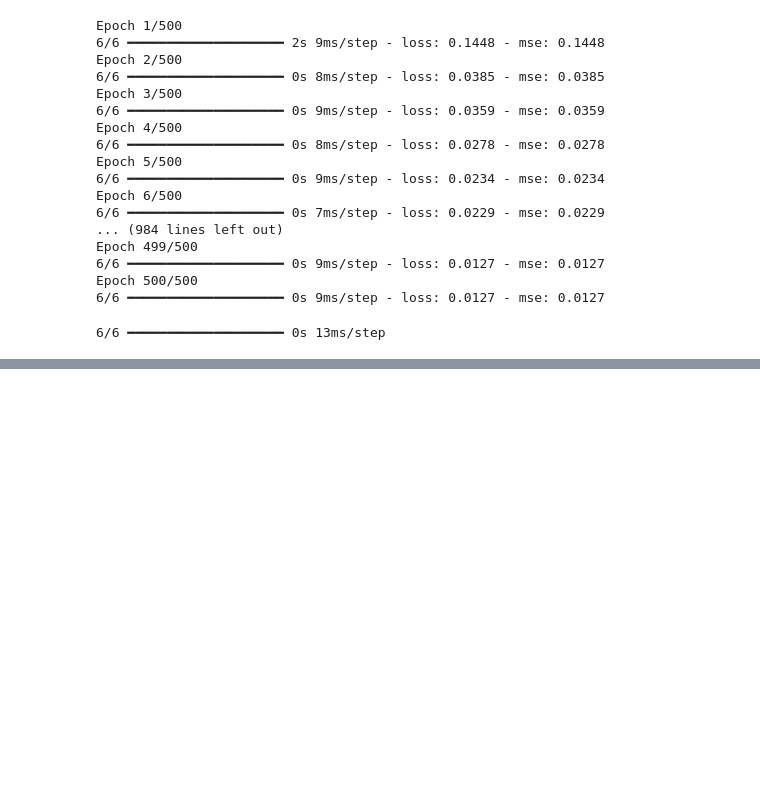
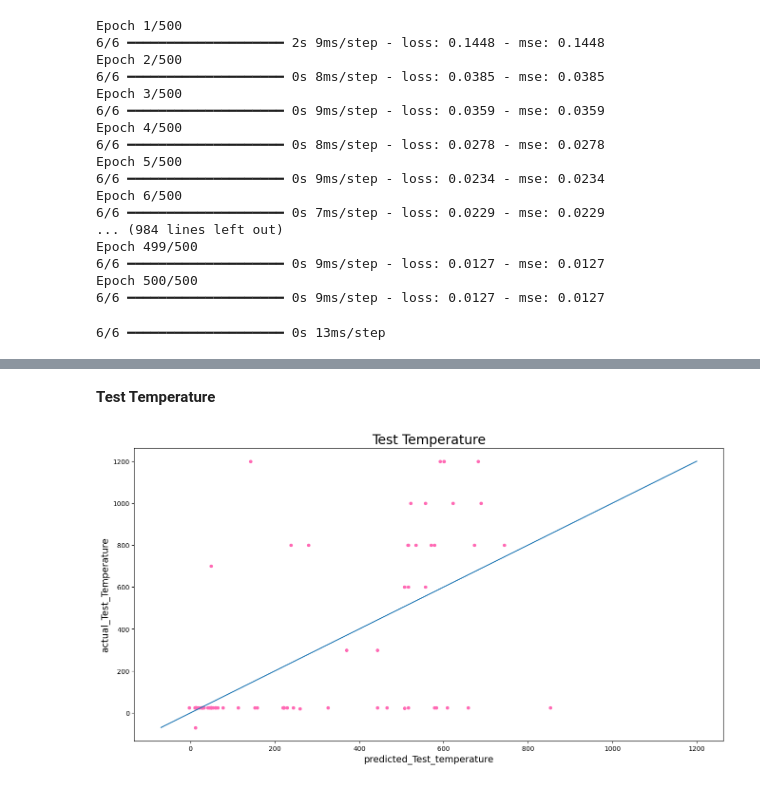
Before and after one commit to DarshanGoodGuy/IITISOC25, a Jupyter notebook: Model.ipynb, the cells around one changed output, grey strips where cells are left out. Drawn from its saved outputs; the diff is of its cells as text; code cells hidden in the pictures; blank space fills up the shorter version.

```diff
--- a/Model.ipynb
+++ b/Model.ipynb
@@ -400,0 +739,16 @@ y_pred = model.predict(X_valid)
+# %% [markdown]
+**Test Temperature**
+# %%
+fig ,(ax0) = plt.subplots(figsize=(16,8))
+ax0.scatter(GB_Test_temperature, actual_Test_Temperature, color = 'hotpink', s=18)
+x_max = max(GB_Test_temperature.max(), actual_Test_Temperature.max())
+x_min = min(GB_Test_temperature.min(), actual_Test_Temperature.min())
+x3 = np.linspace(x_min, x_max, 1000)
+y3 = x3
+ax0.plot(x3, y3)
+ax0.set_title('Test Temperature', fontsize = 20)
+ax0.set_xlabel('predicted_Test_temperature', fontsize = 14)
+ax0.set_ylabel('actual_Test_Temperature', fontsize = 14)
+plt.show()
+# %% [output]
+[figure, added]
```
Also changed, not shown: parts of 53 cells of this notebook.
